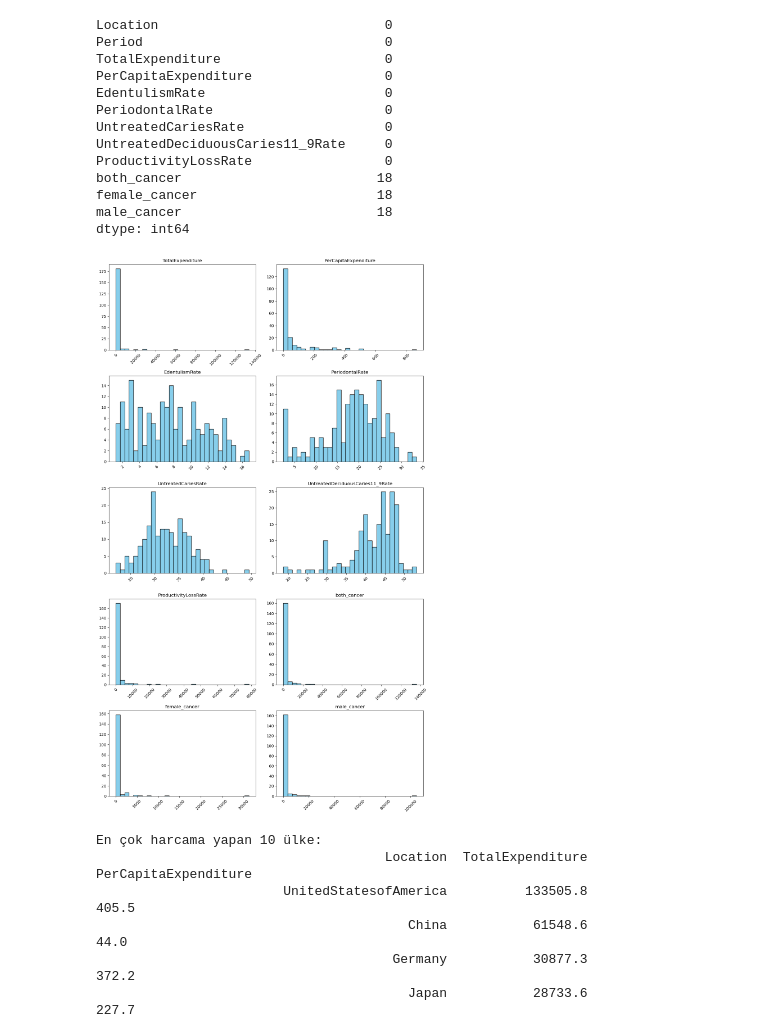
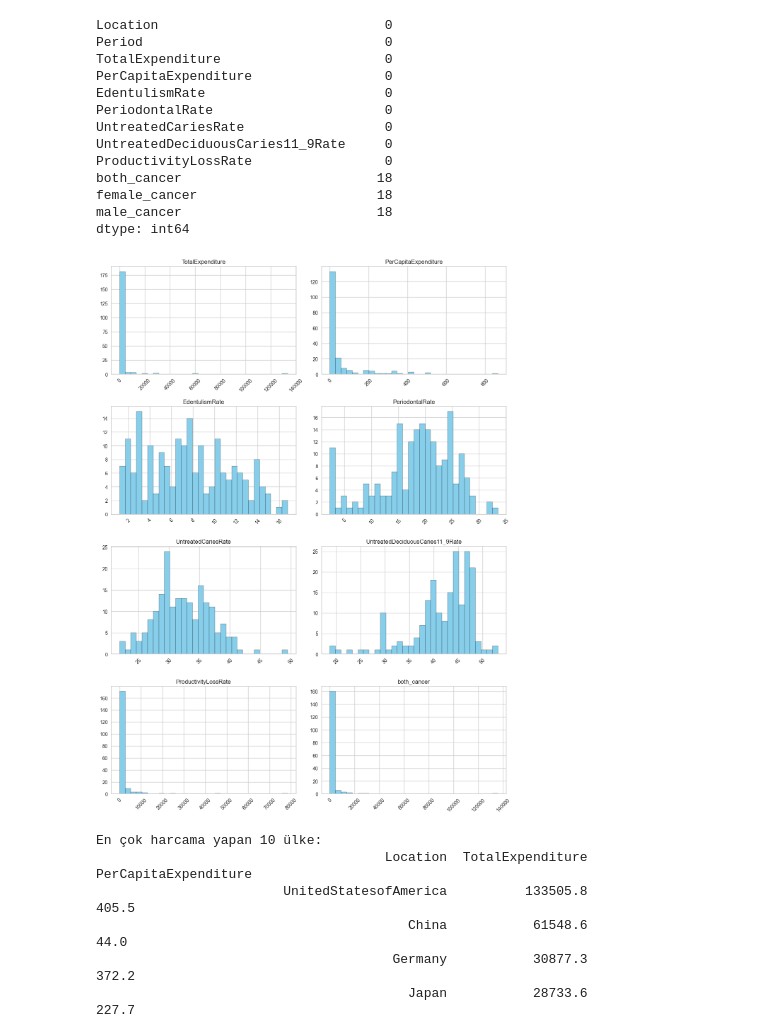
Before and after one commit to GumrahDuyguCulhacik/GlobalDentalStats, a Jupyter notebook: notebooks/mergedlast.ipynb, the cells around one changed output. Saved outputs shown, nothing was run; the diff lists cells and outputs as text; code cells hidden in the pictures.

```diff
--- a/notebooks/mergedlast.ipynb
+++ b/notebooks/mergedlast.ipynb
@@ -12,5 +71,5 @@ C:\Users\nesri\repos\projekt_dental
 # %%
-df = pd.read_excel("merged_df_25.08last.xlsx")
+df = pd.read_excel("C:/Users/nesri/repos/bitirme projesi/GlobalDentalStats/data/processed_data/merged_df_25.08last.xlsx")
 # %%
 df.head()
 # %% [output]
@@ -141,42 +215,44 @@ dtype: int64
 # Kanser sütunları (both/female/male) -> NaN bırak
 # Eksik değerleri 0 ile doldurmuyoruz, böylece analizde hatalı yorum olmaz
 # %%
+
+
 numeric_cols = [
     "TotalExpenditure",
     "PerCapitaExpenditure",
     "EdentulismRate",
     "PeriodontalRate",
     "UntreatedCariesRate",
     "UntreatedDeciduousCaries11_9Rate",
     "ProductivityLossRate",
-    "both_cancer",
-    "female_cancer",
-    "male_cancer"
-]
+    "both_cancer"]
 
-# 2 sütunlu subplot, satır sayısı otomatik
+
 n_cols = 2
-n_rows = (len(numeric_cols) + 1) // n_cols  # sütun sayısına göre satır sayısını ayarla
+n_rows = (len(numeric_cols) + 1) // n_cols
 
 fig, axes = plt.subplots(n_rows, n_cols, figsize=(12, 4*n_rows))
 
 for i, col in enumerate(numeric_cols):
     row = i // n_cols
     col_idx = i % n_cols
     ax = axes[row, col_idx] if n_rows > 1 else axes[col_idx]
-    ax.hist(df[col], bins=30, color='skyblue', edgecolor='black')
+
+    # NaN değerleri at ve histogram çiz
+    ax.hist(df[col].dropna(), bins=30, color='skyblue', edgecolor='black')
+
     ax.set_title(col)
     ax.tick_params(axis='x', rotation=45)
 
 # Fazla boş subplotları gizle
 if len(numeric_cols) % n_cols != 0:
     for j in range(len(numeric_cols), n_rows*n_cols):
         fig.delaxes(axes.flatten()[j])
 
 plt.tight_layout()
 plt.show()
 # %% [output]
-[figure, old version]
+[figure, new version]
 # %%
 #En çok harcama yapan 10 ülke
 top_total_expenditure = df.sort_values("TotalExpenditure", ascending=False).head(10)
```
Also changed, not shown: parts of 36 cells of this notebook, 2 other files.
